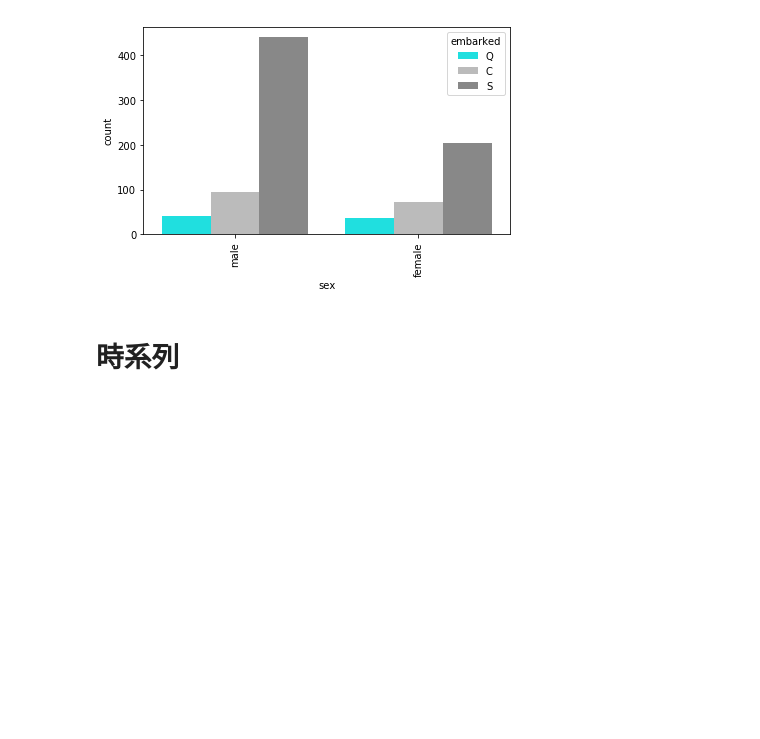
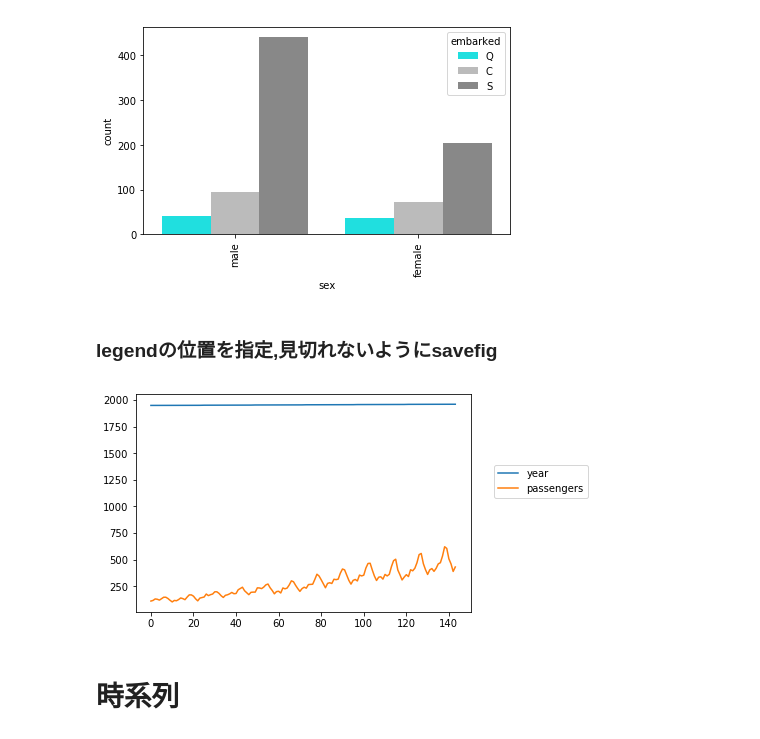
Before and after one commit to junnishina/demo, a Jupyter notebook: seaborn_matplotlib_pandas.ipynb, the cells around one changed output. Saved outputs shown, nothing was run; the diff lists cells and outputs as text; code cells hidden in the pictures; blank space fills up the shorter version.

```diff
--- a/seaborn_matplotlib_pandas.ipynb
+++ b/seaborn_matplotlib_pandas.ipynb
@@ -921,6 +975,16 @@ plt.tight_layout()
 g.get_figure().savefig('test.png')
 # %% [output]
 [figure]
+# %% [markdown]
+### legendの位置を指定,見切れないようにsavefig
+# %%
+df=flights
+f,ax=plt.subplots()
+df.plot(ax=ax)
+lgd=ax.legend(loc='right', bbox_to_anchor=(1.35, 0.6), borderaxespad=0)
+plt.savefig("test.png", bbox_extra_artists=(lgd,), bbox_inches='tight')
+# %% [output]
+[figure, added]
 # %% [markdown]
 # 時系列
 # %% [markdown]
```
Also changed, not shown: parts of 12 cells of this notebook.
